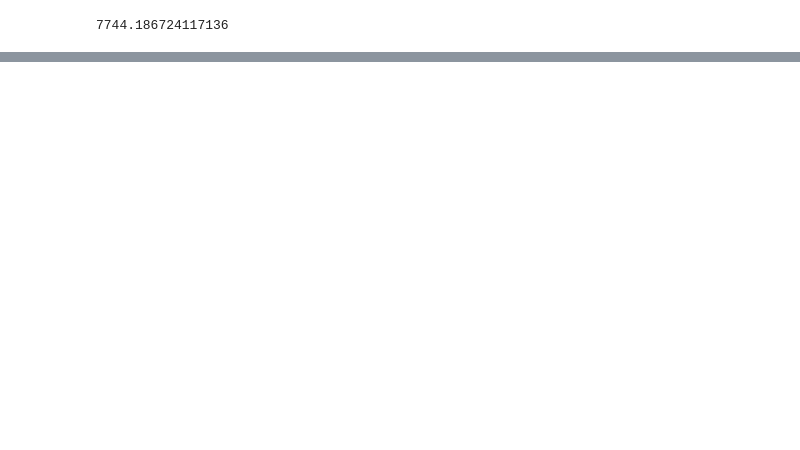
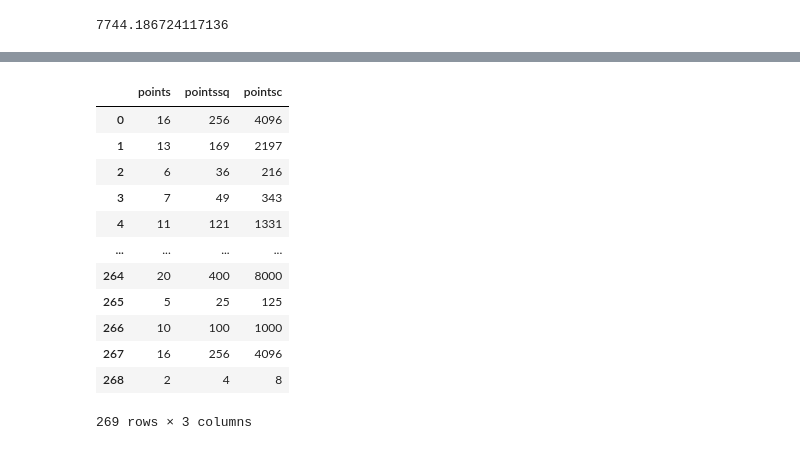
Before and after one commit to tomdoris/Econometrics_Problem-Set-2, a Jupyter notebook: ProblemSet2.ipynb, the cells around one changed output, grey strips where cells are left out. Saved outputs shown, nothing was run; the diff lists cells and outputs as text; code cells hidden in the pictures; blank space fills up the shorter version.

```diff
--- a/ProblemSet2.ipynb
+++ b/ProblemSet2.ipynb
@@ -226,0 +292,16 @@ Notes:
+# %%
+df[["points", "pointssq", "pointsc"]]
+# %% [output]
+|  | points | pointssq | pointsc |
+| 0 | 16 | 256 | 4096 |
+| 1 | 13 | 169 | 2197 |
+| 2 | 6 | 36 | 216 |
+| 3 | 7 | 49 | 343 |
+| 4 | 11 | 121 | 1331 |
+| ... | ... | ... | ... |
+| 264 | 20 | 400 | 8000 |
+| 265 | 5 | 25 | 125 |
+| 266 | 10 | 100 | 1000 |
+| 267 | 16 | 256 | 4096 |
+| 268 | 2 | 4 | 8 |
+269 rows × 3 columns
```
Also changed, not shown: parts of 20 cells of this notebook.
